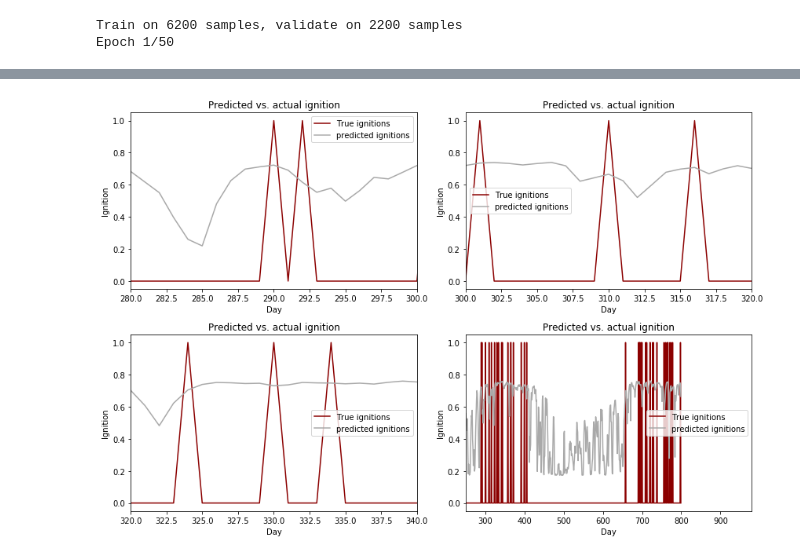
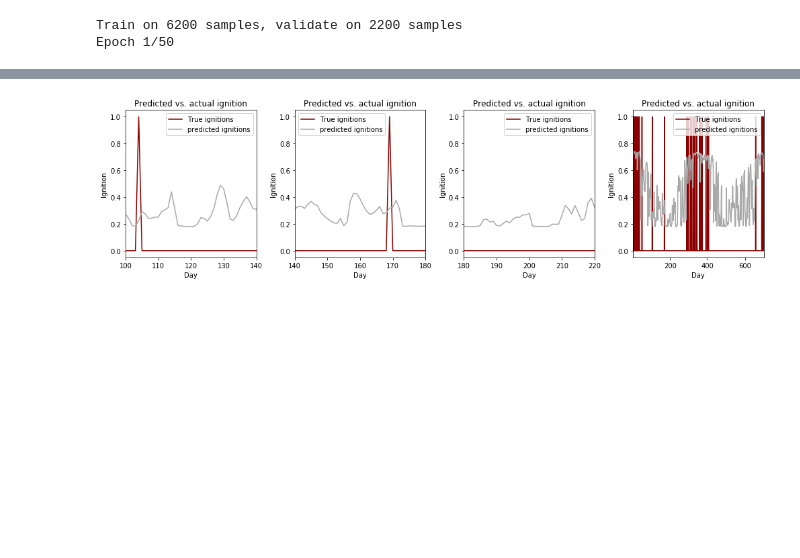
Before and after one commit to aristyogresearch/wildfire, a Jupyter notebook: notebooks/keras_LSTM_skopt_one_spatial_bin.ipynb, the cells around one changed output, grey strips where cells are left out. Cells and saved outputs as stored; diff of their text form; code cells hidden in the pictures; blank space fills up the shorter version.

Commit message:
Added single bin example fire predictions for basic MLP and LSTM models

```diff
--- a/notebooks/keras_LSTM_skopt_one_spatial_bin.ipynb
+++ b/notebooks/keras_LSTM_skopt_one_spatial_bin.ipynb
@@ -814,8 +820,3 @@ model.save('../trained_models/best_LSTM.keras')
 # %% [output]
 Train on 6200 samples, validate on 2200 samples
 Epoch 1/50
-# %%
-mpl.rcParams['figure.figsize'] = (12, 10)
-colors = plt.rcParams['axes.prop_cycle'].by_key()['color']
-
-plot_metrics(history)
@@ -842,9 +942,9 @@ predictions = model.predict(x_testing)
 import matplotlib.pyplot as plt
 %matplotlib inline
 
-plt.subplots(2,2,figsize=(12,8))
+plt.subplots(1,3,figsize=(14,4))
 
-plt.subplot(2, 2, 1)
+plt.subplot(1, 4, 1)
 
 plt.plot(
     range(len(y_testing)),
@@ -863,9 +963,9 @@ plt.xlabel('Day')
 plt.ylabel('Ignition')
 plt.title('Predicted vs. actual ignition')
 plt.legend()
-plt.xlim(280,300)
+plt.xlim(100,140)
 
-plt.subplot(2, 2, 2)
+plt.subplot(1, 4, 2)
 
 plt.plot(
     range(len(y_testing)),
@@ -884,9 +984,9 @@ plt.xlabel('Day')
 plt.ylabel('Ignition')
 plt.title('Predicted vs. actual ignition')
 plt.legend()
-plt.xlim(300,320)
+plt.xlim(140,180)
 
-plt.subplot(2, 2, 3)
+plt.subplot(1, 4, 3)
 
 plt.plot(
     range(len(y_testing)),
@@ -901,34 +1001,35 @@ plt.plot(
     label ='predicted ignitions'
 )
 
 plt.xlabel('Day')
 plt.ylabel('Ignition')
 plt.title('Predicted vs. actual ignition')
 plt.legend()
-plt.xlim(320,340)
+plt.xlim(180,220)
 
-plt.subplot(2, 2, 4)
+plt.subplot(1, 4, 4)
 
 plt.plot(
     range(len(y_testing)),
     y_testing,
     color = "darkred",
     label = 'True ignitions'
 )
 plt.plot(
     range(len(y_testing)),
     predictions,
     color = "darkgray",
     label = 'predicted ignitions'
 )
 
 plt.xlabel('Day')
 plt.ylabel('Ignition')
 plt.title('Predicted vs. actual ignition')
 plt.legend()
-plt.xlim(250,(250+(365*2)))
+plt.xlim(1,700)
 
 plt.tight_layout()
+plt.savefig('../figures/single_LSTM_testing_predictions.png', bbox_inches='tight')
 plt.show()
 # %% [output]
-[figure, old version]
+[figure, new version]
```
Also changed, not shown: parts of 5 cells of this notebook, 9 other files.
